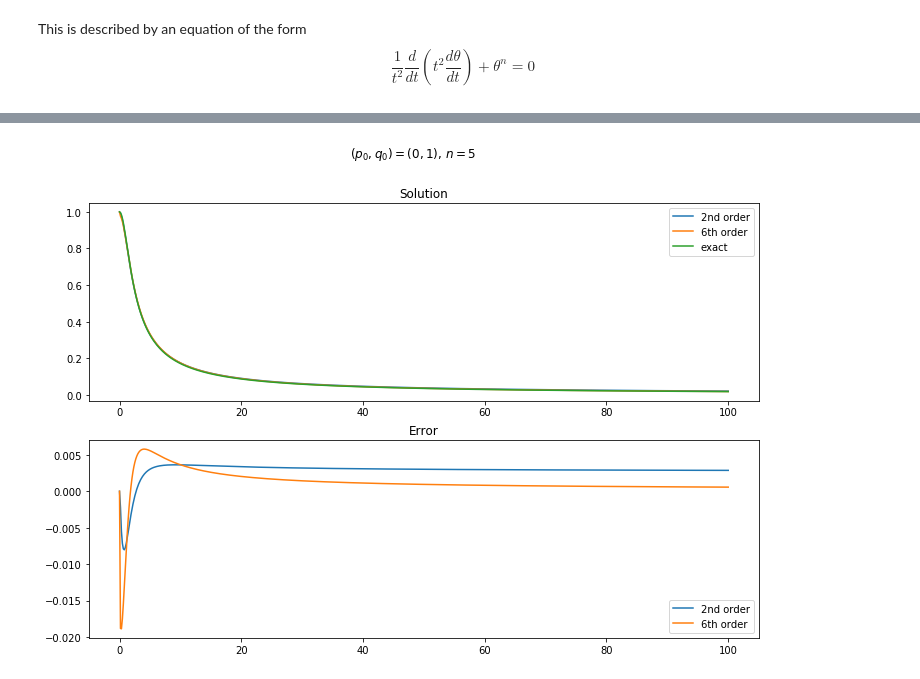
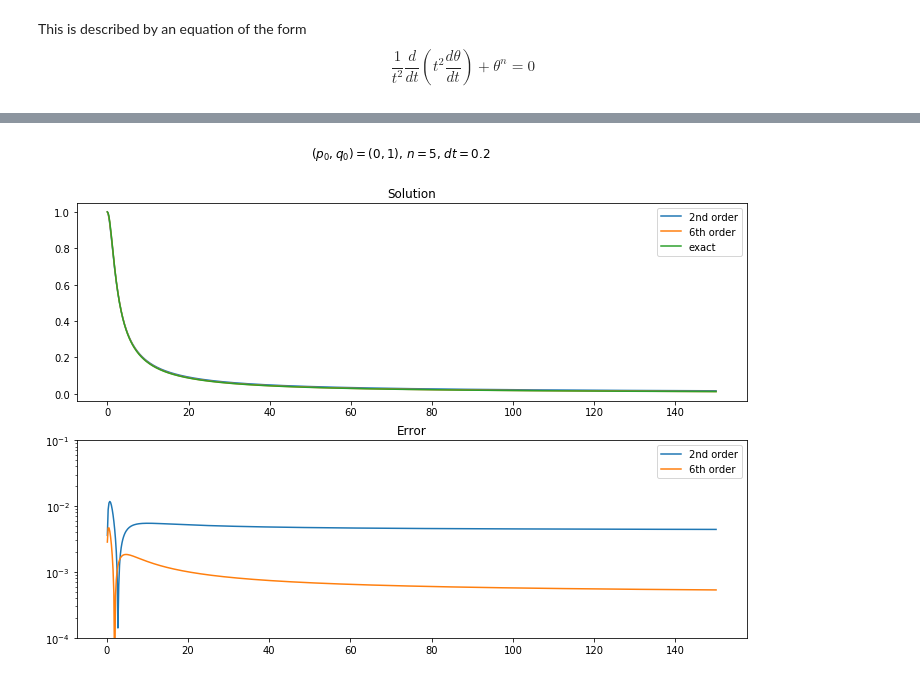
Before and after one commit to mseri/contact-integrators, a Jupyter notebook: The Lane-Emden Model.ipynb, the cells around one changed output, grey strips where cells are left out. Cells and saved outputs as stored; diff of their text form; code cells hidden in the pictures.

```diff
--- a/The Lane-Emden Model.ipynb
+++ b/The Lane-Emden Model.ipynb
@@ -124,7 +183,7 @@ plt.show()
 # %%
 le = LaneEmden(5)
-dt = np.pi/20
-tf = 100
+dt = 0.2
+tf = 150
 steps = int(np.floor(tf/dt))
 
 tspan = np.linspace(0.0, tf, num=steps)
@@ -133,41 +192,70 @@ p0, q0 = (0,1)
 exact = lambda t: 1/np.sqrt(1 + t**2/3)
 
 plt.figure(figsize=(12,8))
-plt.suptitle(f"$(p_0,q_0)=({p0},{q0})$, $n={le.n}$")
+plt.suptitle(f"$(p_0,q_0)=({p0},{q0})$, $n={le.n}$, $dt={dt}$")
 
 sol, _, _ = ic.integrate(ic.step, le, tspan, p0, q0, 0.0)
 solm, _, _ = ic.integrate(ic.step6, le, tspan, p0, q0, 0.0)
-#     solrk = rk4(le, (p0, q0), tspan)
-#     solsc, _, _ = ic.integrate(ic.variational_step, le, tspan, p0, q0, 0.0)
+
+# step6e = lambda system, dt, p, q, s, t: ic.step6(system, dt, p, q, s, t, a=ic.e_six)
+# step6b = lambda system, dt, p, q, s, t: ic.step6(system, dt, p, q, s, t, a=ic.b_six)
+# step6c = lambda system, dt, p, q, s, t: ic.step6(system, dt, p, q, s, t, a=ic.c_six)
+# sole, _, _ = ic.integrate(step6e, le, tspan, p0, q0, 0.0)
+# solb, _, _ = ic.integrate(step6e, le, tspan, p0, q0, 0.0)
+# solc, _, _ = ic.integrate(step6e, le, tspan, p0, q0, 0.0)
+
+# solrk = rk4(le, (p0, q0), tspan)
+# solsc, _, _ = ic.integrate(ic.variational_step, le, tspan, p0, q0, 0.0)
 
 plt.subplot(211)
 plt.title("Solution")
 plt.plot(tspan,
          sol[:,1],
          label="2nd order")
 plt.plot(tspan,
          solm[:,1],
          label="6th order")
+# plt.plot(tspan,
+#          sole[:,1],
+#          label="6th order exact")
+# plt.plot(tspan,
+#          solb[:,1],
+#          label="6th order b")
+# plt.plot(tspan,
+#          solc[:,1],
+#          label="6th order c")
+
+
 #     plt.plot(tspan,
 #              solsc[:,1],
 #              label="V")
-plt.plot(tspan, exact(tspan)
-         , label="exact")
+plt.plot(tspan, exact(tspan),
+         label="exact")
 plt.legend()
 
 plt.subplot(212)
 plt.title("Error")
-plt.plot(tspan,
-         sol[:,1]-exact(tspan),
+plt.plot(tspan[1:],
+         abs(sol[:,1]-exact(tspan))[1:],
          label="2nd order")
-plt.plot(tspan,
-         solm[:,1]-exact(tspan),
+plt.plot(tspan[1:],
+         abs(solm[:,1]-exact(tspan))[1:],
          label="6th order")
+# plt.plot(tspan[1:],
+#          abs(sole[:,1]-exact(tspan))[1:],
+#          label="6th order exact")
+# plt.plot(tspan[1:],
+#          abs(solb[:,1]-exact(tspan))[1:],
+#          label="6th order b")
+# plt.plot(tspan[1:],
+#          abs(solc[:,1]-exact(tspan))[1:],
+#          label="6th order c")
 #     plt.plot(tspan,
 #              solsc[:,1]-exact(tspan),
 #              label="V")
-
+plt.yscale("log")
+plt.ylim(1e-4, 1e-1)
 plt.legend()
 plt.show()
 # %% [output]
-[figure, old version]
+[figure, new version]
```
Also changed, not shown: parts of 2 cells of this notebook.
